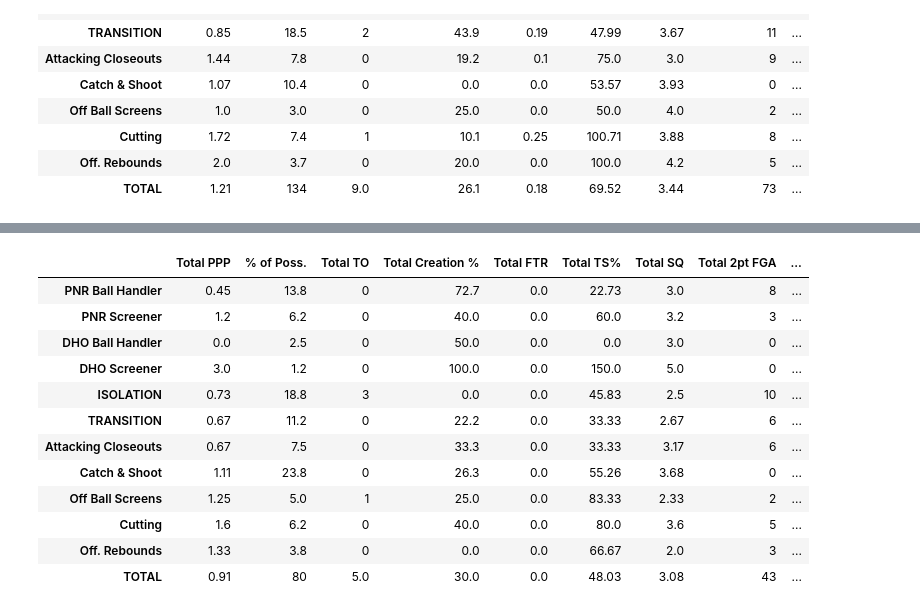
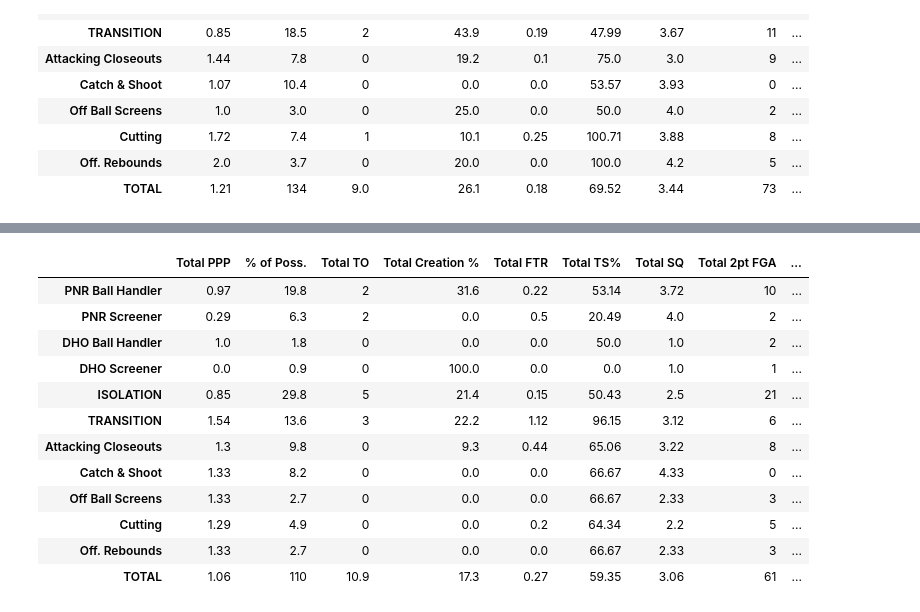
Before and after one commit to nickdsharpe/PPP_24, a Jupyter notebook: trial.ipynb, the cells around one changed output, grey strips where cells are left out. Saved outputs shown, nothing was run; the diff lists cells and outputs as text; code cells hidden in the pictures.

```diff
--- a/trial.ipynb
+++ b/trial.ipynb
@@ -15,6 +17,8 @@ pd.options.display.max_columns = 999
 # %%
 file_path = 'Nuggets/data/Offense/Team.json'
 defense_path = 'Nuggets/data/Defense/Team.json'
+
+opp_off_path = 'Opponent/Wolves/Offense/Team.json'
 
 with open (file_path, 'r') as f:
     file = json.load(f)
@@ -22,6 +26,9 @@ with open (file_path, 'r') as f:
 with open (defense_path, 'r') as d:
     defense_file = json.load(d)
 
+with open (opp_off_path, 'r') as o:
+    opp_off_file = json.load(o)
+
 print(file.keys())
 # %% [output]
 dict_keys(['ovr_data', 'SMZ2', '3ptZ2', 'Rim', 'SMZ3', '3ptZ1', '3ptZ3', 'SMZ1 ', '3ptZ4', 'LMZ3', '3ptZ5', 'LMZ1', 'LMZ2'])
@@ -78,20 +120,20 @@ plt.show()
 # %%
-def_PPP = defense_file['ovr_data']['data']
-def_PPP = pd.DataFrame(def_PPP).transpose()
-def_PPP = defense_PPP(def_PPP)
-def_PPP
+opp_PPP = opp_off_file['ovr_data']['data']
+opp_PPP = pd.DataFrame(opp_PPP).transpose()
+opp_PPP = PPP(opp_PPP)
+opp_PPP
 # %% [output]
 |  | Total PPP | % of Poss. | Total TO | Total Creation % | Total FTR | Total TS% | Total SQ | Total 2pt FGA | ... |
-| PNR Ball Handler | 0.45 | 13.8 | 0 | 72.7 | 0.0 | 22.73 | 3.0 | 8 | ... |
-| PNR Screener | 1.2 | 6.2 | 0 | 40.0 | 0.0 | 60.0 | 3.2 | 3 | ... |
-| DHO Ball Handler | 0.0 | 2.5 | 0 | 50.0 | 0.0 | 0.0 | 3.0 | 0 | ... |
-| DHO Screener | 3.0 | 1.2 | 0 | 100.0 | 0.0 | 150.0 | 5.0 | 0 | ... |
-| ISOLATION | 0.73 | 18.8 | 3 | 0.0 | 0.0 | 45.83 | 2.5 | 10 | ... |
-| TRANSITION | 0.67 | 11.2 | 0 | 22.2 | 0.0 | 33.33 | 2.67 | 6 | ... |
-| Attacking Closeouts | 0.67 | 7.5 | 0 | 33.3 | 0.0 | 33.33 | 3.17 | 6 | ... |
-| Catch & Shoot | 1.11 | 23.8 | 0 | 26.3 | 0.0 | 55.26 | 3.68 | 0 | ... |
-| Off Ball Screens | 1.25 | 5.0 | 1 | 25.0 | 0.0 | 83.33 | 2.33 | 2 | ... |
-| Cutting | 1.6 | 6.2 | 0 | 40.0 | 0.0 | 80.0 | 3.6 | 5 | ... |
-| Off. Rebounds | 1.33 | 3.8 | 0 | 0.0 | 0.0 | 66.67 | 2.0 | 3 | ... |
-| TOTAL | 0.91 | 80 | 5.0 | 30.0 | 0.0 | 48.03 | 3.08 | 43 | ... |
+| PNR Ball Handler | 0.97 | 19.8 | 2 | 31.6 | 0.22 | 53.14 | 3.72 | 10 | ... |
+| PNR Screener | 0.29 | 6.3 | 2 | 0.0 | 0.5 | 20.49 | 4.0 | 2 | ... |
+| DHO Ball Handler | 1.0 | 1.8 | 0 | 0.0 | 0.0 | 50.0 | 1.0 | 2 | ... |
+| DHO Screener | 0.0 | 0.9 | 0 | 100.0 | 0.0 | 0.0 | 1.0 | 1 | ... |
+| ISOLATION | 0.85 | 29.8 | 5 | 21.4 | 0.15 | 50.43 | 2.5 | 21 | ... |
+| TRANSITION | 1.54 | 13.6 | 3 | 22.2 | 1.12 | 96.15 | 3.12 | 6 | ... |
+| Attacking Closeouts | 1.3 | 9.8 | 0 | 9.3 | 0.44 | 65.06 | 3.22 | 8 | ... |
+| Catch & Shoot | 1.33 | 8.2 | 0 | 0.0 | 0.0 | 66.67 | 4.33 | 0 | ... |
+| Off Ball Screens | 1.33 | 2.7 | 0 | 0.0 | 0.0 | 66.67 | 2.33 | 3 | ... |
+| Cutting | 1.29 | 4.9 | 0 | 0.0 | 0.2 | 64.34 | 2.2 | 5 | ... |
+| Off. Rebounds | 1.33 | 2.7 | 0 | 0.0 | 0.0 | 66.67 | 2.33 | 3 | ... |
+| TOTAL | 1.06 | 110 | 10.9 | 17.3 | 0.27 | 59.35 | 3.06 | 61 | ... |
 # %%
```
Also changed, not shown: parts of 3 cells of this notebook, 1 other file.
